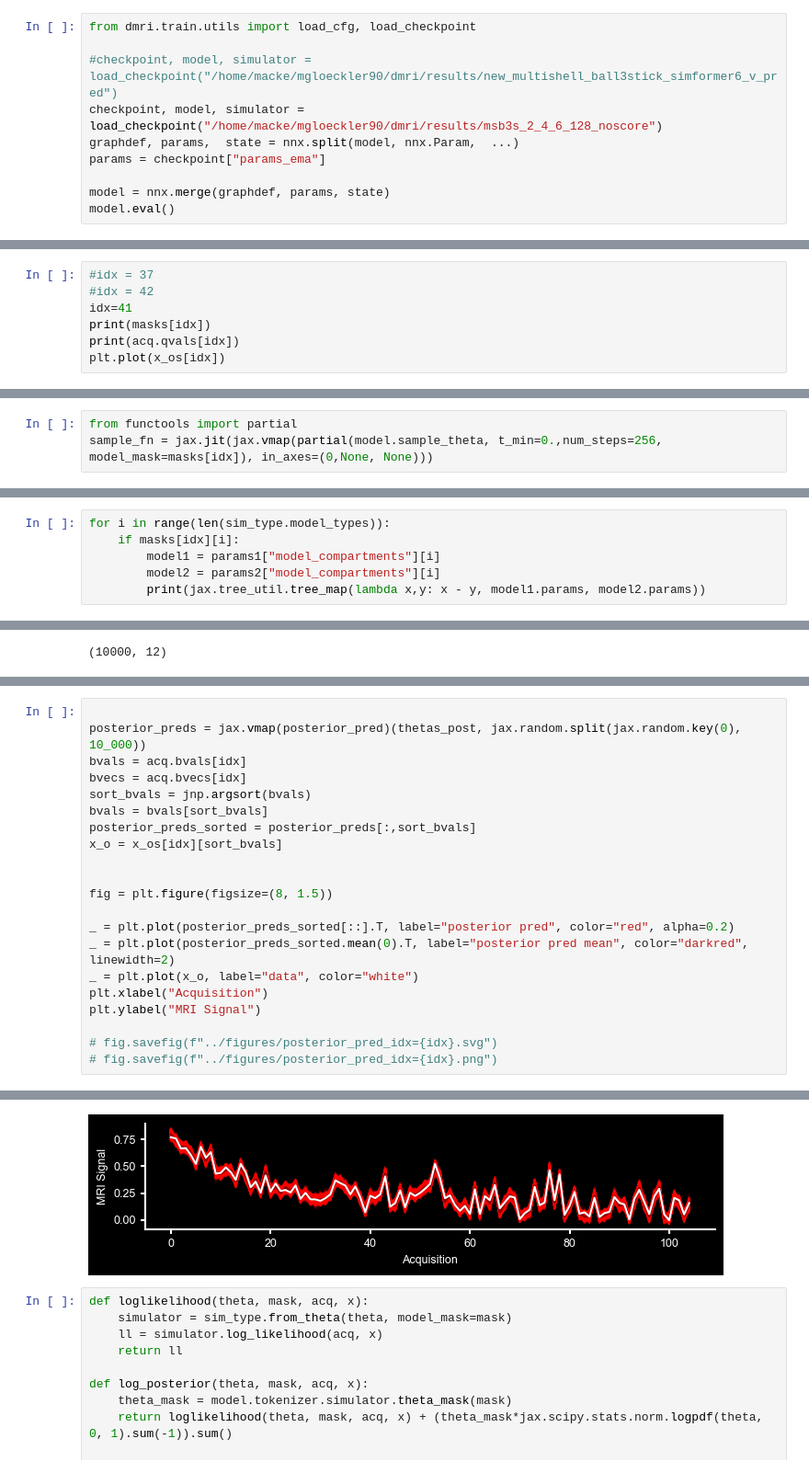
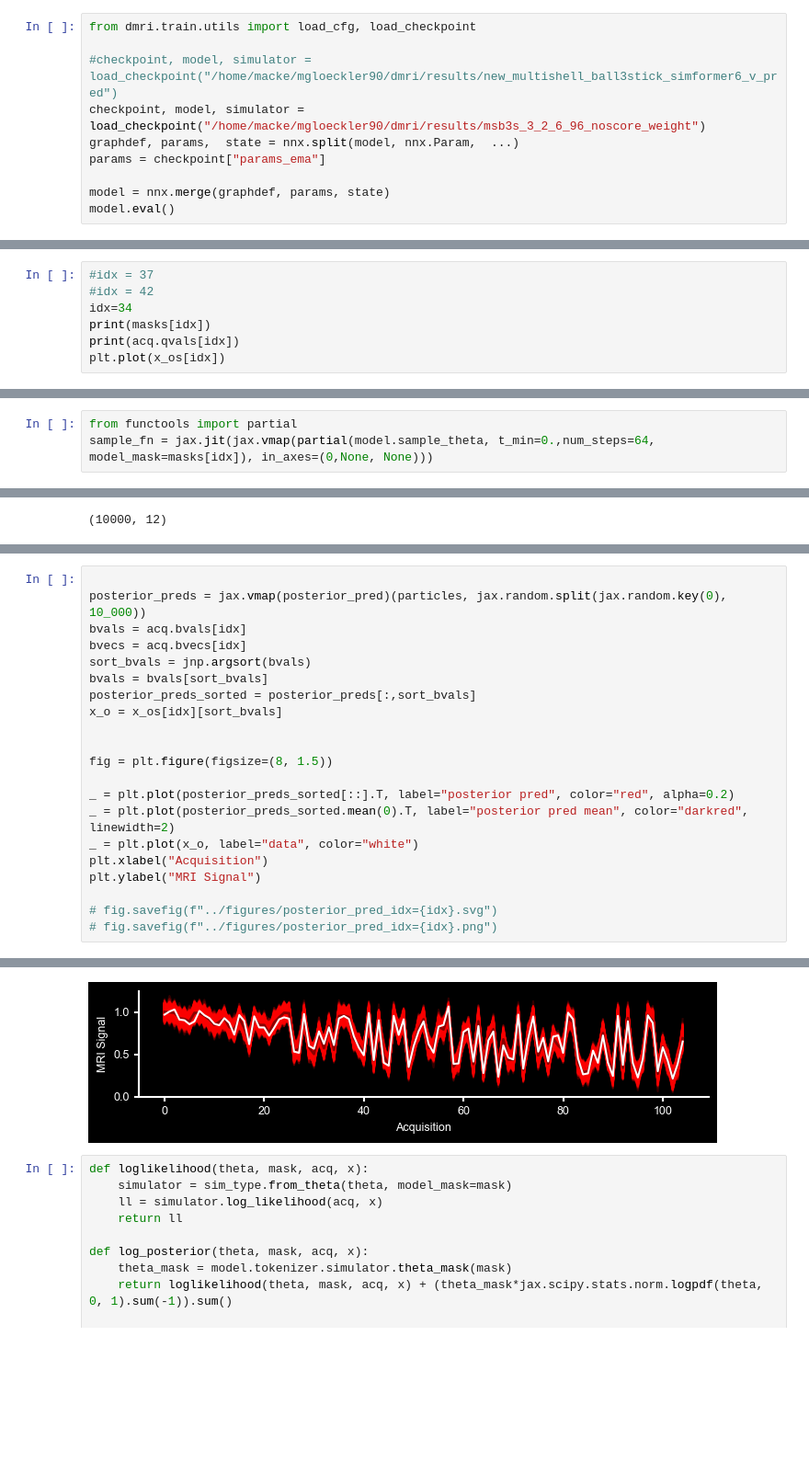
Before and after one commit to mackelab/dmri, a Jupyter notebook: notebooks/eval_parameter_inference.ipynb, the cells around one changed output, grey strips where cells are left out. Shown at 92% size. Saved outputs shown, nothing was run; the diff lists cells and outputs as text; blank space fills up the shorter version.

```diff
--- a/notebooks/eval_parameter_inference.ipynb
+++ b/notebooks/eval_parameter_inference.ipynb
@@ -31,7 +31,7 @@ Duplicate key in file '../dmri/utils/pyloric_black.mplstyle', line 65 ('savefig.
 from dmri.train.utils import load_cfg, load_checkpoint
 
 #checkpoint, model, simulator = load_checkpoint("/home/macke/mgloeckler90/dmri/results/new_multishell_ball3stick_simformer6_v_pred")
-checkpoint, model, simulator = load_checkpoint("/home/macke/mgloeckler90/dmri/results/msb3s_2_4_6_128_noscore")
+checkpoint, model, simulator = load_checkpoint("/home/macke/mgloeckler90/dmri/results/msb3s_3_2_6_96_noscore_weight")
 graphdef, params,  state = nnx.split(model, nnx.Param,  ...)
 params = checkpoint["params_ema"]
 
@@ -51,7 +51,7 @@ x_os = out["x"]
 # %%
 #idx = 37
 #idx = 42
-idx=41
+idx=34
 print(masks[idx])
 print(acq.qvals[idx])
 plt.plot(x_os[idx])
@@ -86,6 +87,6 @@ model.inference_decoder.solver_cfg = VSolverConfig(model.inference_decoder.sched
 # %%
 from functools import partial
-sample_fn = jax.jit(jax.vmap(partial(model.sample_theta, t_min=0.,num_steps=256, model_mask=masks[idx]), in_axes=(0,None, None)))
+sample_fn = jax.jit(jax.vmap(partial(model.sample_theta, t_min=0.,num_steps=64, model_mask=masks[idx]), in_axes=(0,None, None)))
 # %%
 thetas_post = sample_fn(jax.random.split(jax.random.key(0), 10_000), jax.tree_util.tree_map(lambda x: x[idx], acq), x_os[idx])
 # %%
@@ -106,6 +99,0 @@ Array([0., 0., 0., 0.], dtype=float32)
-# %%
-for i in range(len(sim_type.model_types)):
-    if masks[idx][i]:
-        model1 = params1["model_compartments"][i]
-        model2 = params2["model_compartments"][i]
-        print(jax.tree_util.tree_map(lambda x,y: x - y, model1.params, model2.params))
@@ -234,27 +209,27 @@ _ = pairplot([particles[:, theta_mask]], points=[theta[idx, theta_mask]], limits
 # %%
 
-posterior_preds = jax.vmap(posterior_pred)(thetas_post, jax.random.split(jax.random.key(0), 10_000))
+posterior_preds = jax.vmap(posterior_pred)(particles, jax.random.split(jax.random.key(0), 10_000))
 bvals = acq.bvals[idx]
 bvecs = acq.bvecs[idx]
 sort_bvals = jnp.argsort(bvals)
 bvals = bvals[sort_bvals]
 posterior_preds_sorted = posterior_preds[:,sort_bvals]
 x_o = x_os[idx][sort_bvals]
 
 
 fig = plt.figure(figsize=(8, 1.5))
 
 _ = plt.plot(posterior_preds_sorted[::].T, label="posterior pred", color="red", alpha=0.2)
 _ = plt.plot(posterior_preds_sorted.mean(0).T, label="posterior pred mean", color="darkred", linewidth=2)
 _ = plt.plot(x_o, label="data", color="white")
 plt.xlabel("Acquisition")
 plt.ylabel("MRI Signal")
 
 # fig.savefig(f"../figures/posterior_pred_idx={idx}.svg")
 # fig.savefig(f"../figures/posterior_pred_idx={idx}.png")
 # %% [output]
 Text(0, 0.5, 'MRI Signal')
-[figure, old version]
+[figure, new version]
 # %%
 def loglikelihood(theta, mask, acq, x):
     simulator = sim_type.from_theta(theta, model_mask=mask)
```
Also changed, not shown: parts of 13 cells of this notebook, 2 other files.
